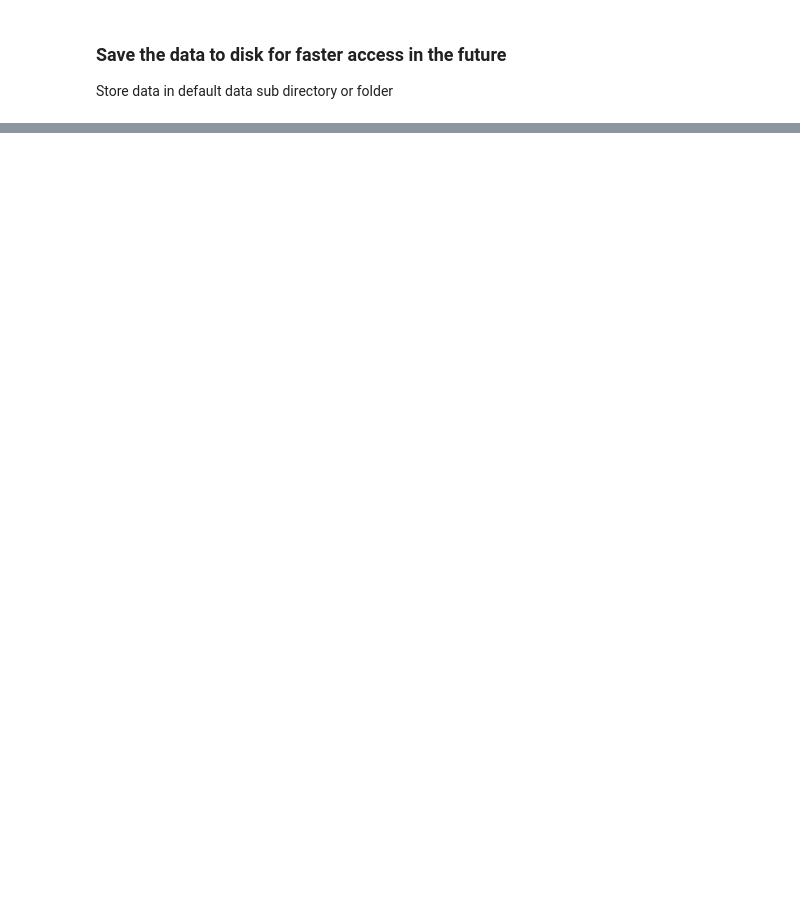
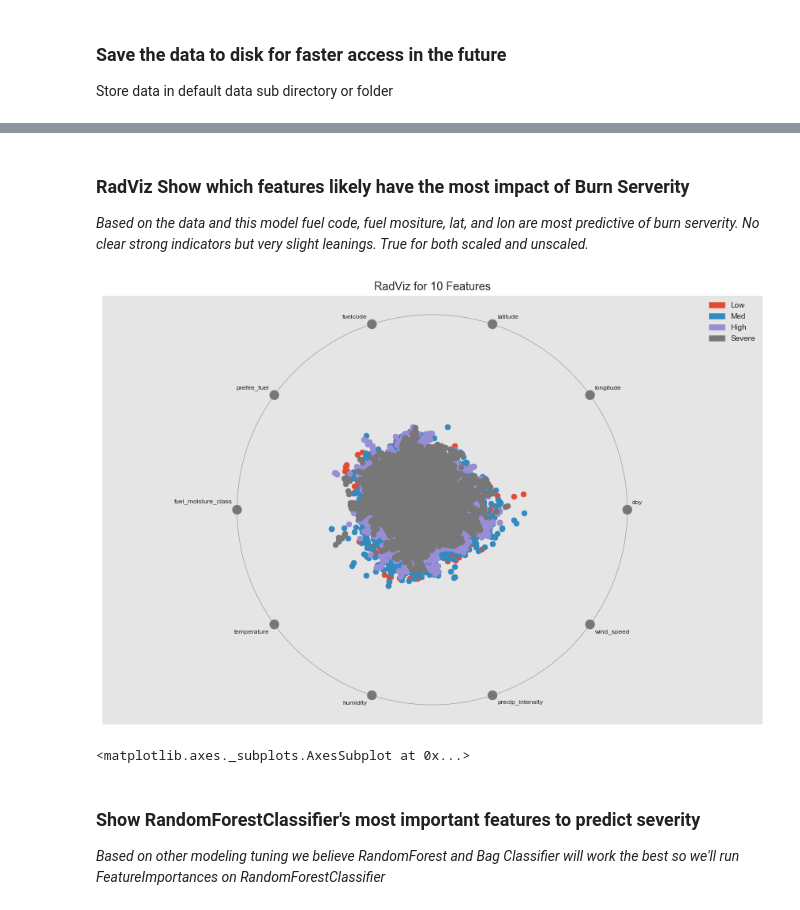
Before and after one commit to NahidGithub/Predicting-Wildfires, a Jupyter notebook: notebooks/Feature_Evaluation_Emissions_Data.ipynb, the cells around one changed output, grey strips where cells are left out. Saved outputs shown, nothing was run; the diff lists cells and outputs as text; code cells hidden in the pictures; blank space fills up the shorter version.

Commit message:
added smote and cleaned up notebook

```diff
--- a/notebooks/Feature_Evaluation_Emissions_Data.ipynb
+++ b/notebooks/Feature_Evaluation_Emissions_Data.ipynb
@@ -355,0 +279,8 @@ visualizer.show()           # Finalize and render the figure
+# %%
+from imblearn.over_sampling import SMOTE
+
+oversample = SMOTE()
+X, y = oversample.fit_resample(X, y)
+
+
+X.tail(5)
@@ -355,0 +294,21 @@ visualizer.show()           # Finalize and render the figure
+# %% [markdown]
+### RadViz Show which features likely have the most impact of Burn Serverity
+<i> Based on the data and this model fuel code, fuel mositure, lat, and lon are most predictive of burn serverity. No clear strong indicators but very slight leanings. True for both scaled and unscaled.</i>
+# %%
+# Specify the target classes, burn severity
+classes = ["Low", "Med", "High", "Severe"]
+
+
+# Instantiate the visualizer
+visualizer = RadViz(classes=classes, features=feature_names, size=(1080, 720))
+
+visualizer.fit(X, y)           # Fit the data to the visualizer
+visualizer.transform(X)       # Transform the data
+visualizer.show()              # Draw the data
+# %% [output]
+[figure, added]
+<matplotlib.axes._subplots.AxesSubplot at 0x...>
+# %% [markdown]
+### Show RandomForestClassifier's most important features to predict severity
+
+<i>Based on other modeling tuning we believe RandomForest and Bag Classifier will work the best so we'll run  FeatureImportances on RandomForestClassifier  </i>
```
Also changed, not shown: parts of 86 cells of this notebook.
